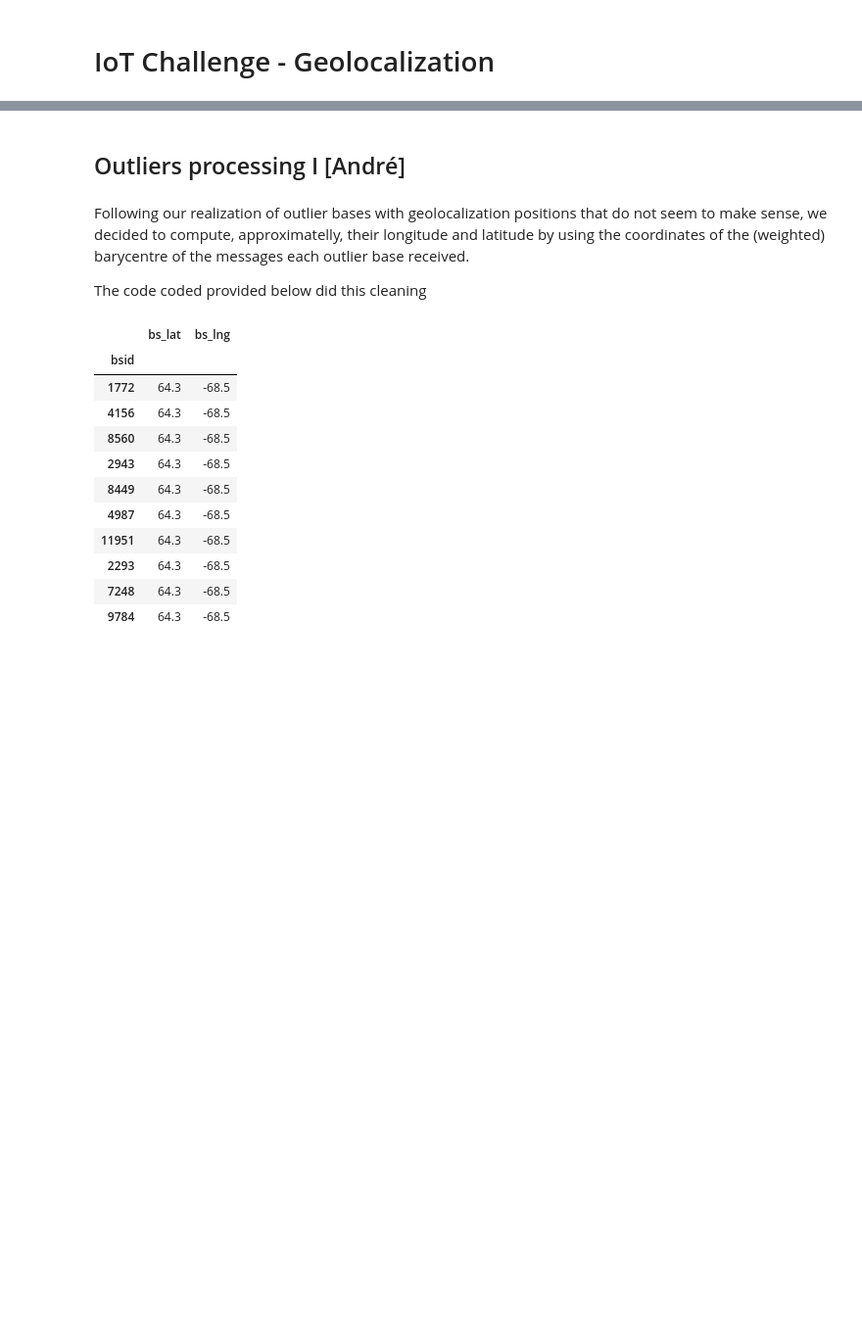
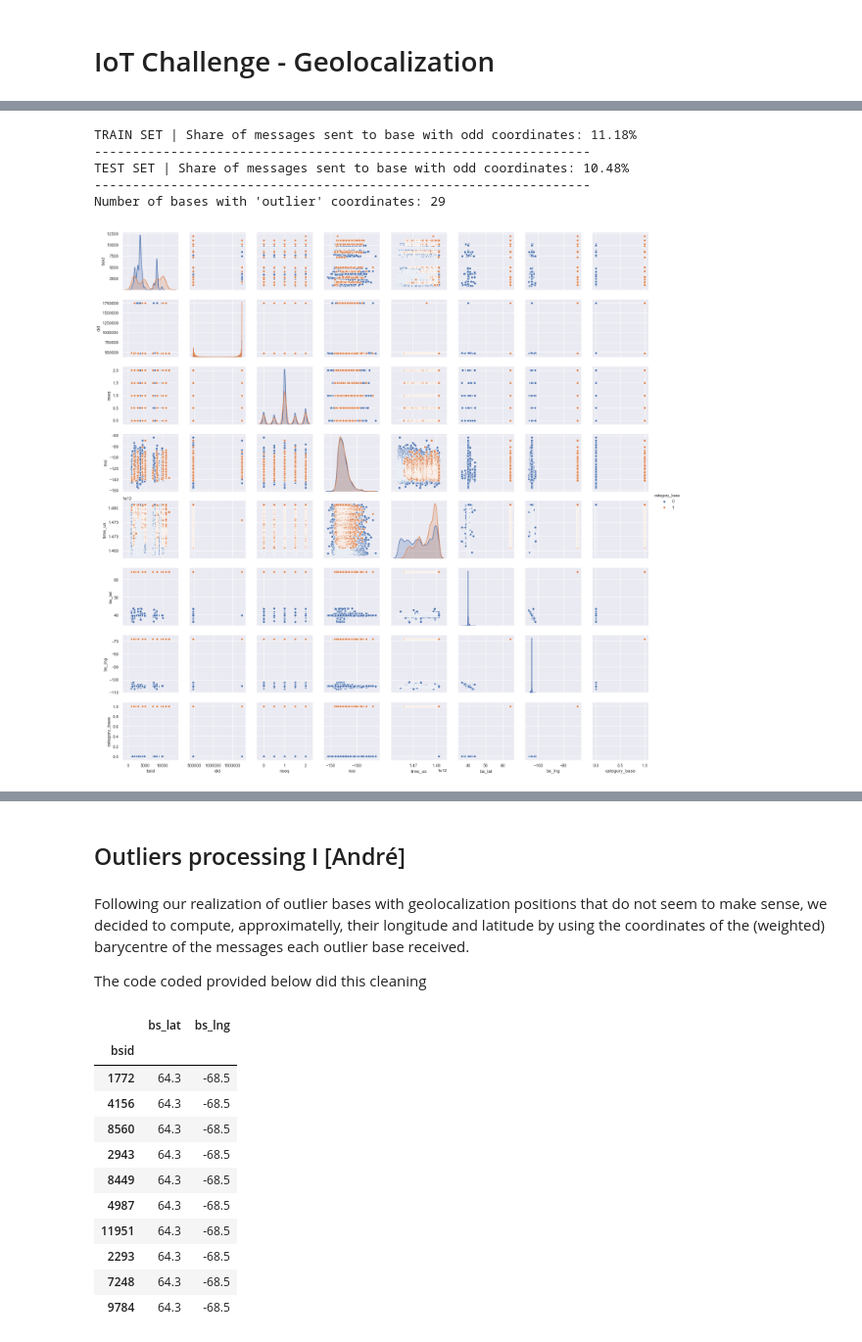
Before and after one commit to mathieubruniquel/IoT_Challenge, a Jupyter notebook: IoT_Geolocalization.ipynb, the cells around one changed output, grey strips where cells are left out. Shown at 98% size. Cells and saved outputs as stored; diff of their text form; code cells hidden in the pictures; blank space fills up the shorter version.

```diff
--- a/IoT_Geolocalization.ipynb
+++ b/IoT_Geolocalization.ipynb
@@ -21,0 +153,23 @@ pos_train = pd.read_csv('pos_train_list.csv') # position associated to train set
+# %%
+print("TRAIN SET | Share of messages sent to base with odd coordinates: {:0.2%}".format(df_msg_per_base_train["nb_msgs"][0] / df_msg_per_base_train.sum()["nb_msgs"]))
+print("-----------------------------------------------------------------")
+
+print("TEST SET | Share of messages sent to base with odd coordinates: {:0.2%}".format(df_msg_per_base_test["nb_msgs"][0] / df_msg_per_base_test.sum()["nb_msgs"]))
+print("-----------------------------------------------------------------")
+print("Number of bases with 'outlier' coordinates: " + str(bases_wo_coordinates.shape[0]))
+# %% [output]
+TRAIN SET | Share of messages sent to base with odd coordinates: 11.18%
+-----------------------------------------------------------------
+TEST SET | Share of messages sent to base with odd coordinates: 10.48%
+-----------------------------------------------------------------
+Number of bases with 'outlier' coordinates: 29
+# %%
+def base_categorization(row):
+    return (row["bs_lat"] == 64.3) * 1
+# %%
+df_mess_train["category_base"] = df_mess_train.apply(base_categorization, axis=1)
+
+sns.pairplot(df_mess_train, hue="category_base")
+plt.show()
+# %% [output]
+[figure, added]
```
Also changed, not shown: parts of 10 cells of this notebook.
